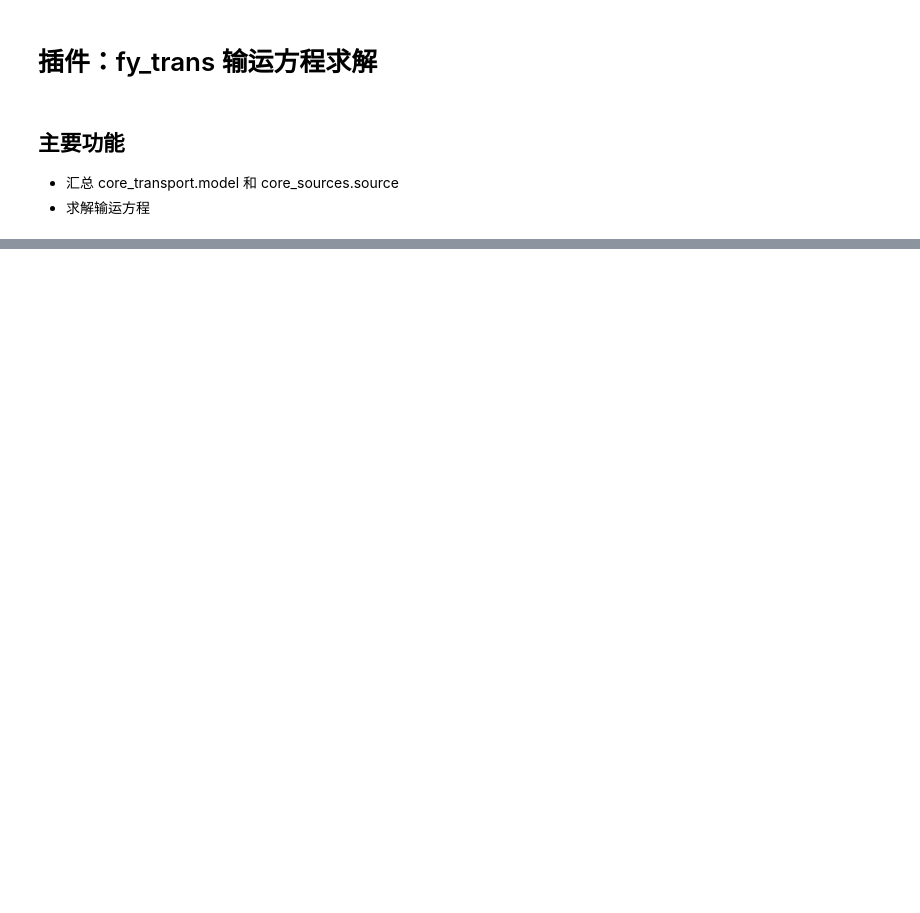
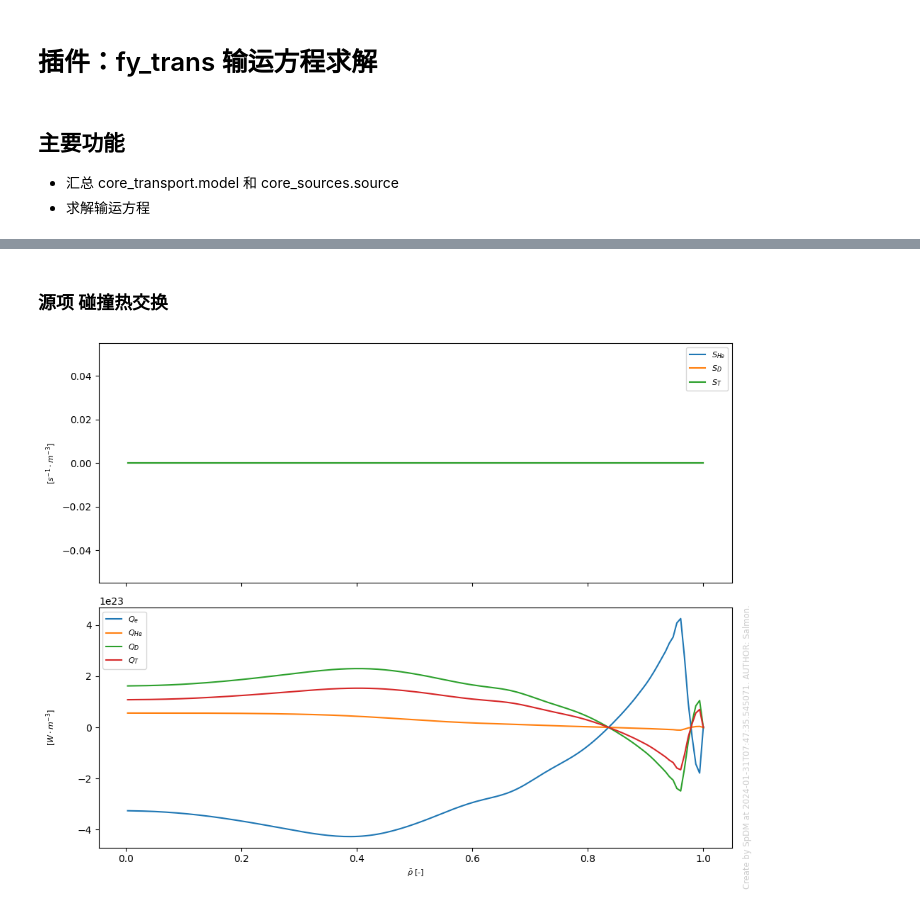
Before and after one commit to fusion-yun/fytok_tutorial, a Jupyter notebook: tutorial/FyTok_plugin_FyTrans.ipynb, the cells around one changed output, grey strips where cells are left out. Drawn from its saved outputs; the diff is of its cells as text; code cells hidden in the pictures; blank space fills up the shorter version.

```diff
--- a/tutorial/FyTok_plugin_FyTrans.ipynb
+++ b/tutorial/FyTok_plugin_FyTrans.ipynb
@@ -124,0 +181,13 @@ fig = sp_view.plot(
+# %% [markdown]
+### 源项 碰撞热交换
+# %%
+source_1d = tokamak.core_sources.source[1].fetch(core_profiles_1d_astra).profiles_1d
+fig = sp_view.plot(
+    source_1d.grid.rho_tor_norm,
+    [(ion.particles, rf"$S_{{{ion.label}}}$") for ion in source_1d.ion],
+    [(source_1d.electrons.energy, r"$Q_{e}$")] + [(ion.energy, rf"$Q_{{{ion.label}}}$") for ion in source_1d.ion],
+    x_label=r"$\bar{\rho}$ [-]",
+    fontsize=8,
+)
+# %% [output]
+[figure, added]
```
Also changed, not shown: parts of 59 cells of this notebook, 8 other files.
